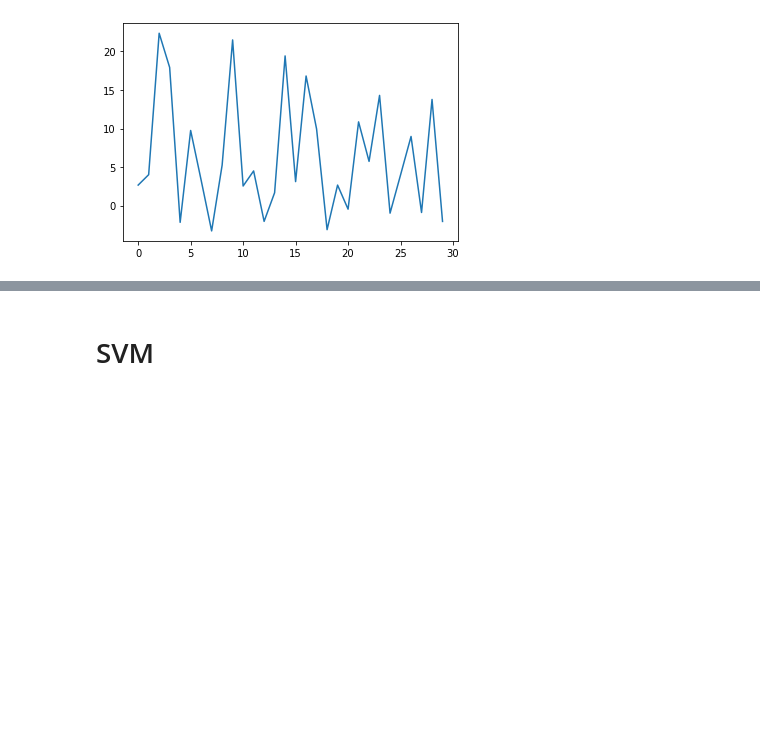
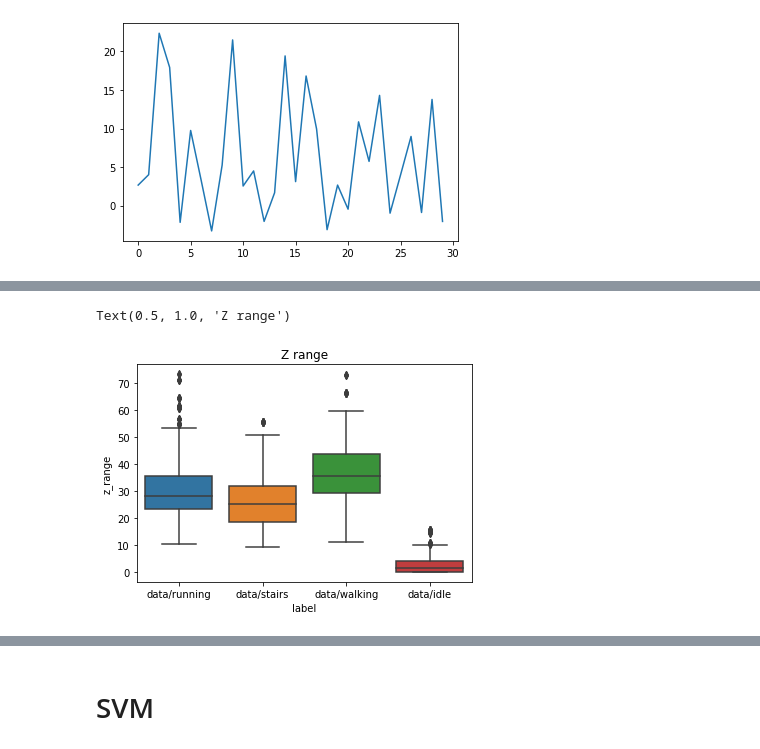
Before and after one commit to kilianovski/study, a Jupyter notebook: small_projects/activity_classification_accelerometer/setup_cv.ipynb, the cells around one changed output, grey strips where cells are left out. Cells and saved outputs as stored; diff of their text form; code cells hidden in the pictures; blank space fills up the shorter version.

```diff
--- a/small_projects/activity_classification_accelerometer/setup_cv.ipynb
+++ b/small_projects/activity_classification_accelerometer/setup_cv.ipynb
@@ -135,0 +183,11 @@ y = full_df['label'].map(num2label)
+# %%
+for class_label in class_labels:
+    activity_data = full_df[full_df.label == class_label]
+
+    z_range = activity_data[z_acc_cols].max(axis=1) - activity_data[z_acc_cols].min(axis=1)
+    full_df.loc[activity_data.index, 'z_range'] = z_range
+# %%
+sns.boxplot(x='label', y='z_range',data=full_df).set_title('Z range')
+# %% [output]
+Text(0.5, 1.0, 'Z range')
+[figure, added]
```
Also changed, not shown: parts of 41 cells of this notebook, 3 other files.
